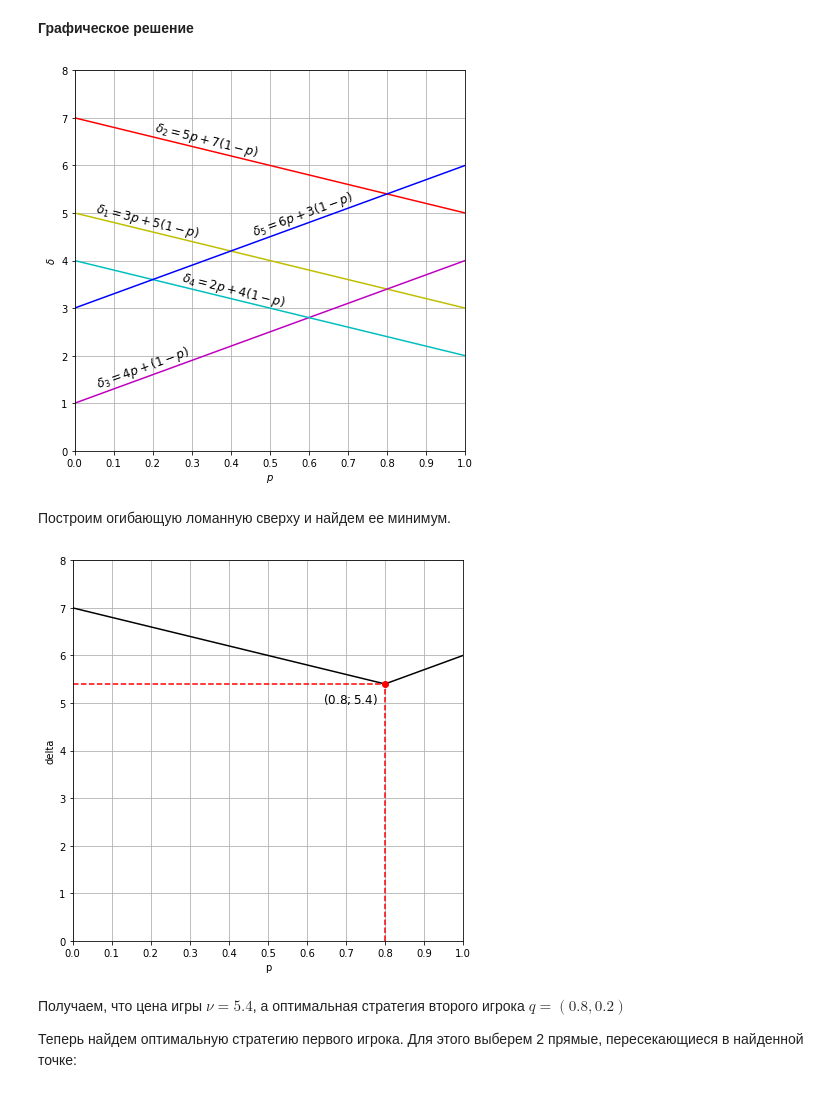
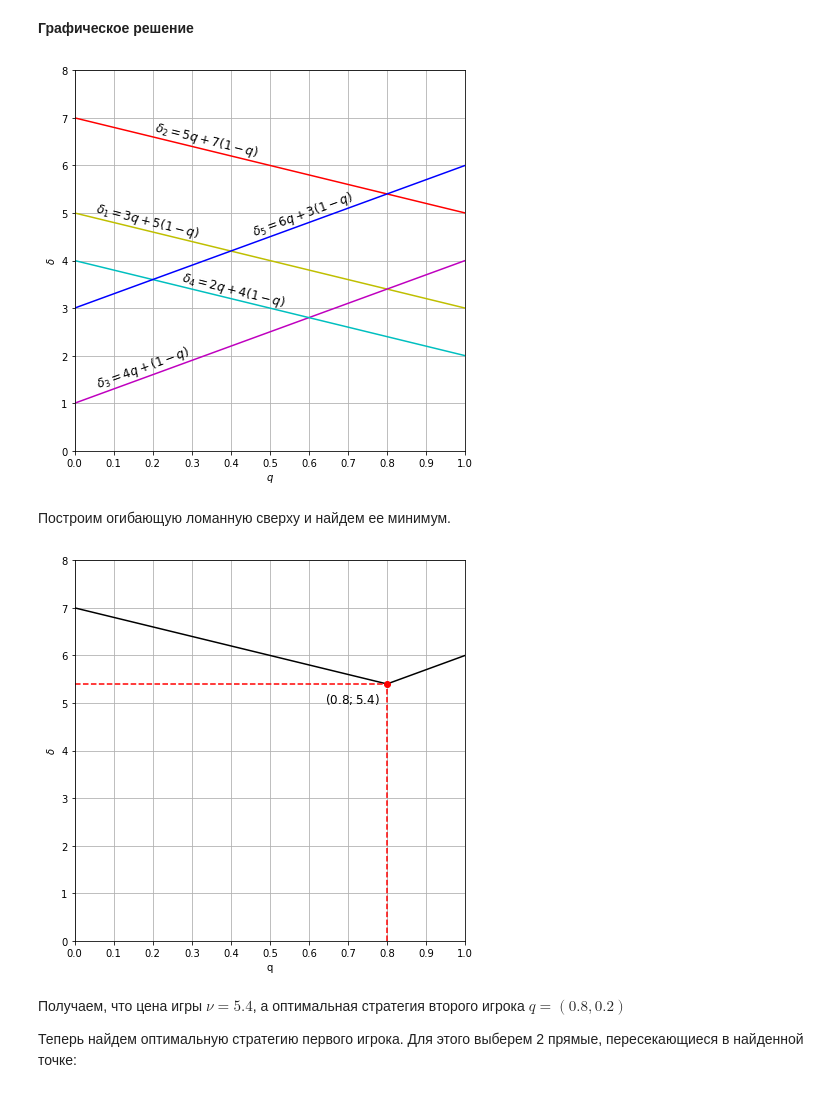
Before and after one commit to intgrf/decision-making-theory, a Jupyter notebook: hw1-game-theory.ipynb, the cells around one changed output. Saved outputs shown, nothing was run; the diff lists cells and outputs as text; code cells hidden in the pictures.

```diff
--- a/hw1-game-theory.ipynb
+++ b/hw1-game-theory.ipynb
@@ -339,37 +339,37 @@ print("Цена игры:", round(value, 3))
 # %%
 figsize(7, 7)
 
 fig, ax = plt.subplots()
 patches = []
 
 ax.set_xlim([0, 1])
 ax.set_ylim([0, 8])
 
 
 colors = ["y-", "r-", "m-", "c-", "b-"]
 
 for i in range(5):
     plt.plot([0, 1], [C4[i, 1], C4[i, 0]], colors[i])
 
-plt.text(0.05, 4.5, r'$\delta_1 = 3p + 5(1-p)$',
+plt.text(0.05, 4.5, r'$\delta_1 = 3q + 5(1-q)$',
         rotation=-14, size=12)
-plt.text(0.2, 6.2, r'$\delta_2 = 5p + 7(1-p)$',
+plt.text(0.2, 6.2, r'$\delta_2 = 5q + 7(1-q)$',
         rotation=-14, size=12)
-plt.text(0.05, 1.35, r'$\delta_3 = 4p + (1-p)$',
+plt.text(0.05, 1.35, r'$\delta_3 = 4q + (1-q)$',
         rotation=20, size=12)
-plt.text(0.27, 3.05, r'$\delta_4 = 2p + 4(1-p)$',
+plt.text(0.27, 3.05, r'$\delta_4 = 2q + 4(1-q)$',
          rotation=-14, size=12)
-plt.text(0.45, 4.53, r'$\delta_5 = 6p + 3(1-p)$',
+plt.text(0.45, 4.53, r'$\delta_5 = 6q + 3(1-q)$',
         rotation=20, size=12)
 
 plt.xticks(np.linspace(0, 1, 11))
 plt.yticks(np.linspace(0, 8, 9))
 ax.set_ylabel(r'$\delta$')
-ax.set_xlabel(r'$p$')
+ax.set_xlabel(r'$q$')
 plt.grid()
 plt.show()
 # %% [output]
-[figure, old version]
+[figure, new version]
 # %% [markdown]
 Построим огибающую ломанную сверху и найдем ее минимум.
 # %%
@@ -392,12 +392,12 @@ plt.text(0.64, 5, r'$(0.8; 5.4)$', size=12)
 
 plt.xticks(np.linspace(0, 1, 11))
 plt.yticks(np.linspace(0, 8, 9))
-ax.set_ylabel('delta')
-ax.set_xlabel('p')
+ax.set_ylabel(r'$\delta$')
+ax.set_xlabel('q')
 plt.grid()
 plt.show()
 # %% [output]
-[figure, old version]
+[figure, new version]
 # %% [markdown]
 Получаем, что цена игры $\nu = 5.4$, а оптимальная стратегия второго игрока $q=(0.8, 0.2)$
 
```
Also changed, not shown: parts of 4 cells of this notebook.
